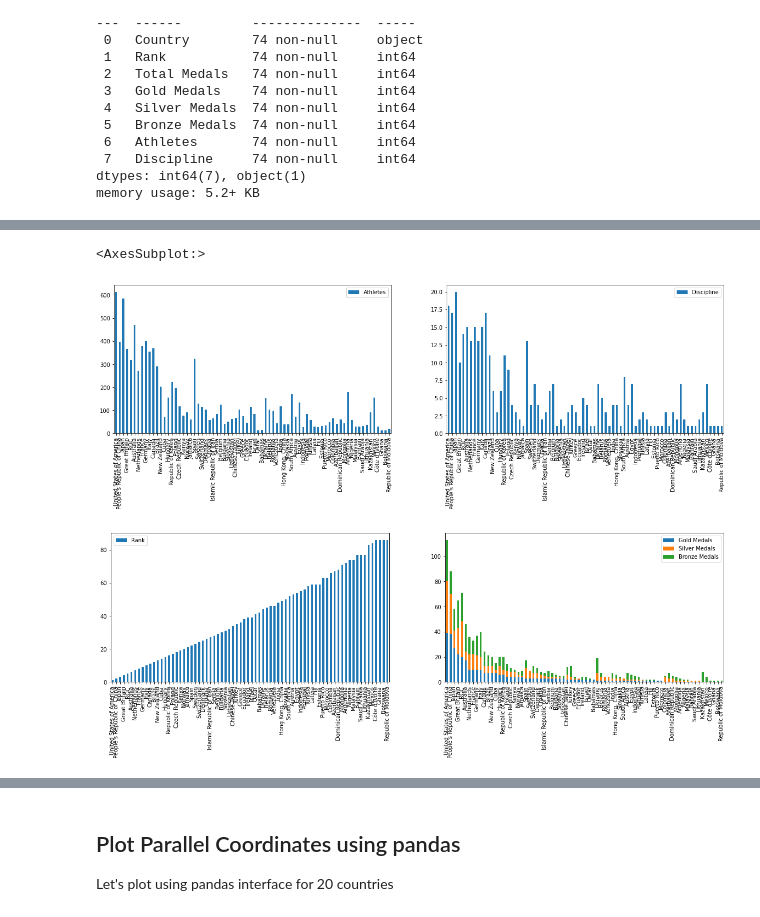
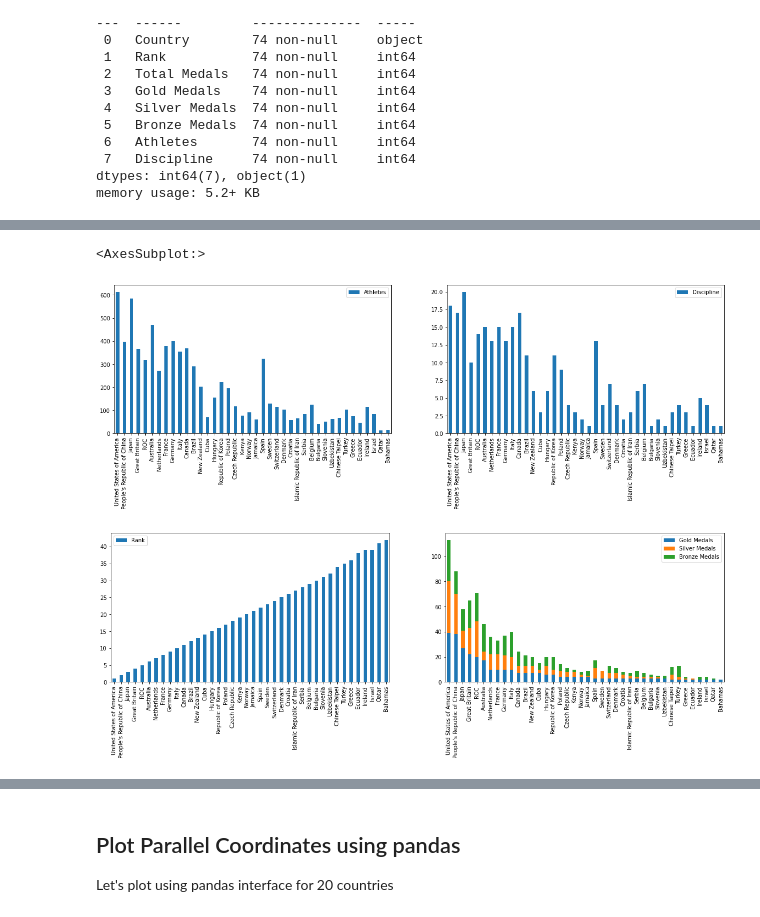
Before and after one commit to sreedevigattu/olympics2021, a Jupyter notebook: olympics_parallel_coordinates.ipynb, the cells around one changed output, grey strips where cells are left out. Drawn from its saved outputs; the diff is of its cells as text; code cells hidden in the pictures.

```diff
--- a/olympics_parallel_coordinates.ipynb
+++ b/olympics_parallel_coordinates.ipynb
@@ -158,19 +153,19 @@ df.head(10)
 # %%
 plt.figure(figsize=(20, 5))
 
 ax = plt.subplot(1,2,1)
-ax = df[['Country','Athletes']].plot.bar(x='Country', xlabel = '', ax=ax)
+ax = df[['Country','Athletes']][:40].plot.bar(x='Country', xlabel = '', ax=ax)
 
 ax = plt.subplot(1,2,2)
-df[['Country','Discipline']].plot.bar(x='Country', xlabel = '', ax=ax)
+df[['Country','Discipline']][:40].plot.bar(x='Country', xlabel = '', ax=ax)
 
 plt.figure(figsize=(20, 5))
 ax = plt.subplot(1,2,1)
-df[['Country','Rank']].plot.bar(x='Country', xlabel = '', ax=ax)
+df[['Country','Rank']][:40].plot.bar(x='Country', xlabel = '', ax=ax)
 
 ax = plt.subplot(1,2,2)
-df[['Country','Gold Medals', 'Silver Medals','Bronze Medals',]].plot.bar(stacked=True, x='Country', xlabel = '', ax=ax)
+df[['Country','Gold Medals', 'Silver Medals','Bronze Medals',]][:40].plot.bar(stacked=True, x='Country', xlabel = '', ax=ax)
 # %% [output]
 <AxesSubplot:>
-[figure, old version]
+[figure, new version]
-[figure, old version]
+[figure, new version]
```
Also changed, not shown: parts of 5 cells of this notebook.
